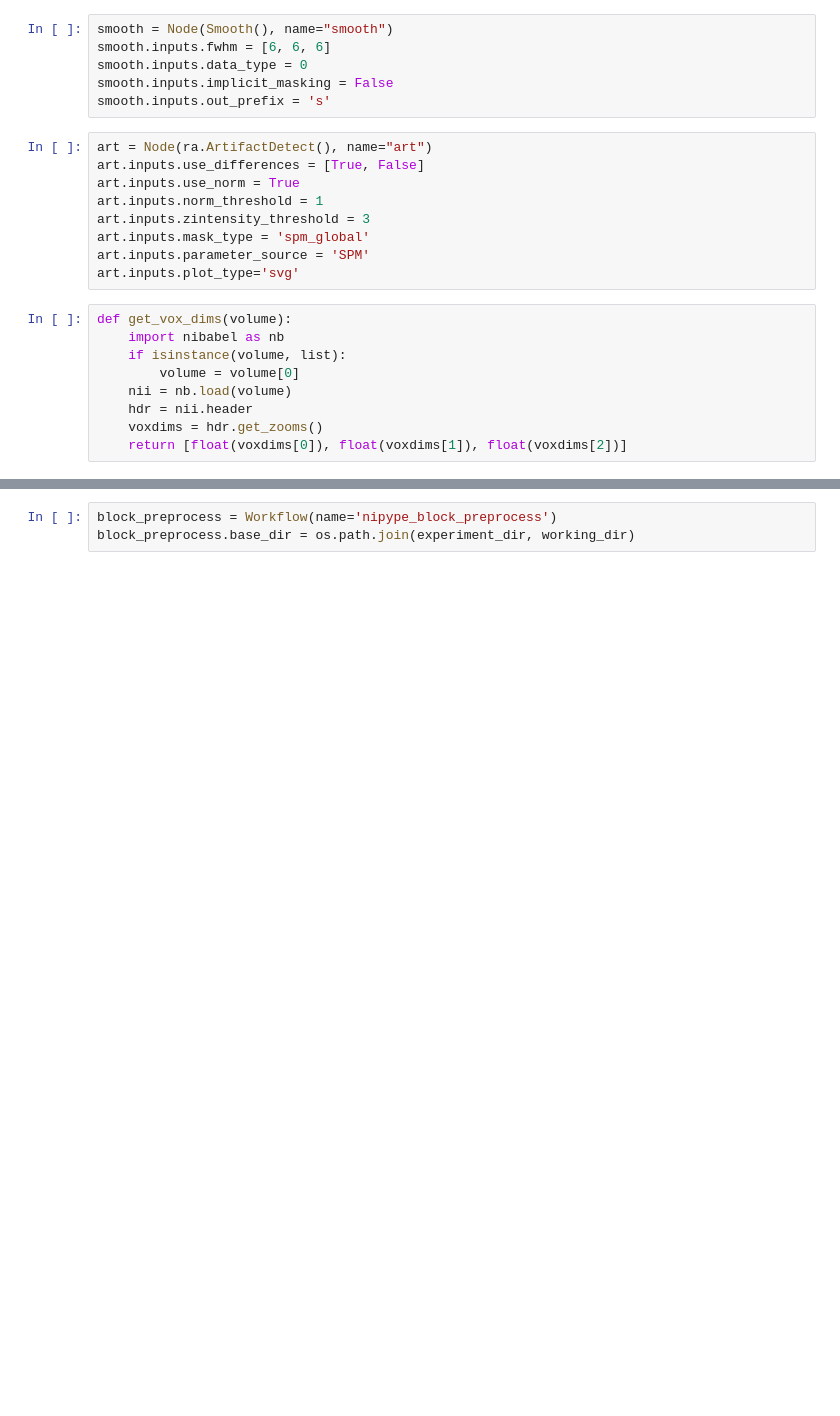
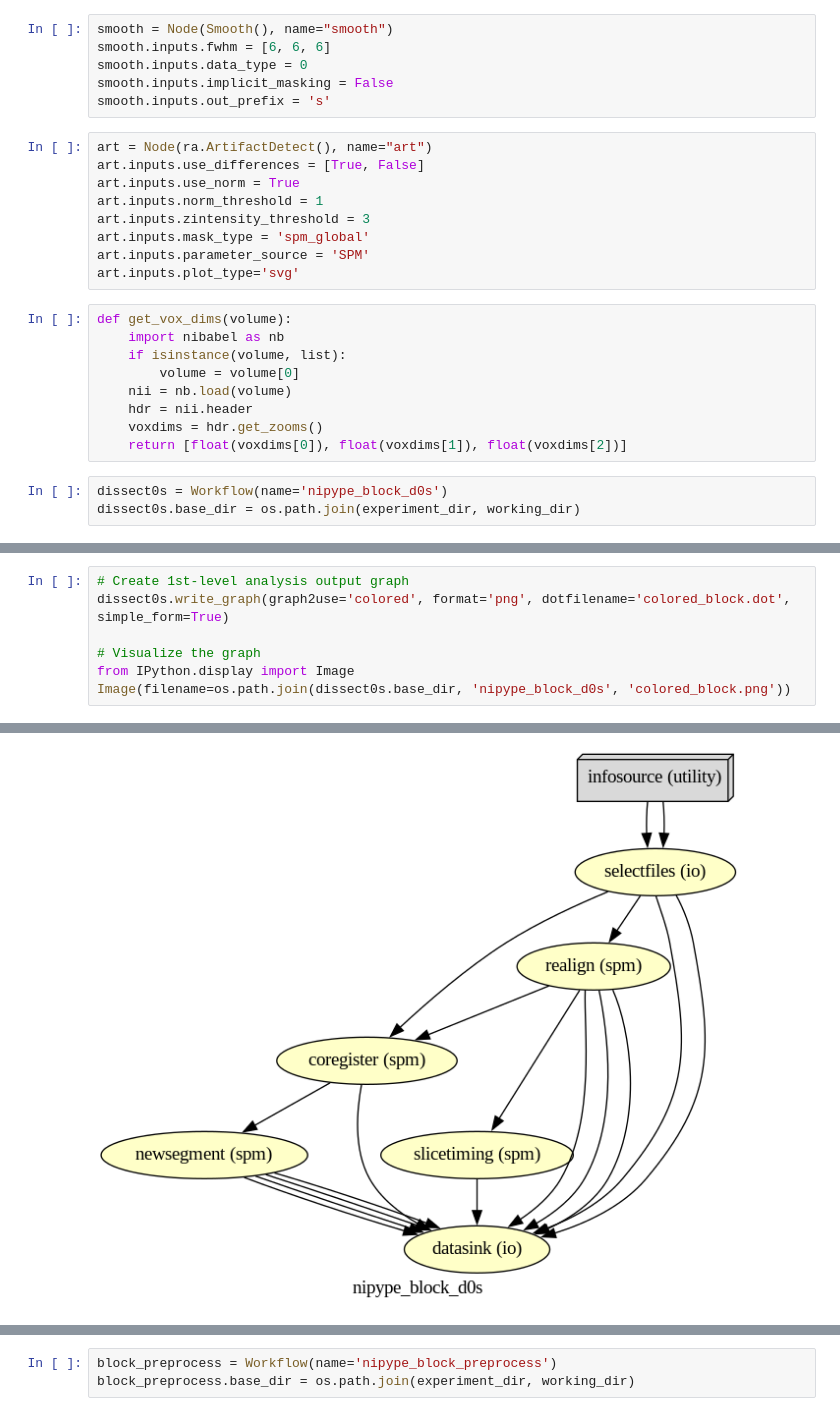
Before and after one commit to Inria-Empenn/spmbasics, a Jupyter notebook: src/Nipype/Notebooks/nipype_spm_dissect.ipynb, the cells around one changed output, grey strips where cells are left out. Cells and saved outputs as stored; diff of their text form; blank space fills up the shorter version.

```diff
--- a/src/Nipype/Notebooks/nipype_spm_dissect.ipynb
+++ b/src/Nipype/Notebooks/nipype_spm_dissect.ipynb
@@ -150,3 +291,6 @@ def get_vox_dims(volume):
     hdr = nii.header
     voxdims = hdr.get_zooms()
     return [float(voxdims[0]), float(voxdims[1]), float(voxdims[2])]
+# %%
+dissect0s = Workflow(name='nipype_block_d0s')
+dissect0s.base_dir = os.path.join(experiment_dir, working_dir)
@@ -152,0 +319,8 @@ def get_vox_dims(volume):
+# %%
+# Create 1st-level analysis output graph
+dissect0s.write_graph(graph2use='colored', format='png', dotfilename='colored_block.dot', simple_form=True)
+
+# Visualize the graph
+from IPython.display import Image
+Image(filename=os.path.join(dissect0s.base_dir, 'nipype_block_d0s', 'colored_block.png'))
+# %% [output]
@@ -152,0 +329 @@ def get_vox_dims(volume):
+[figure, added]
```
Also changed, not shown: parts of 29 cells of this notebook.
